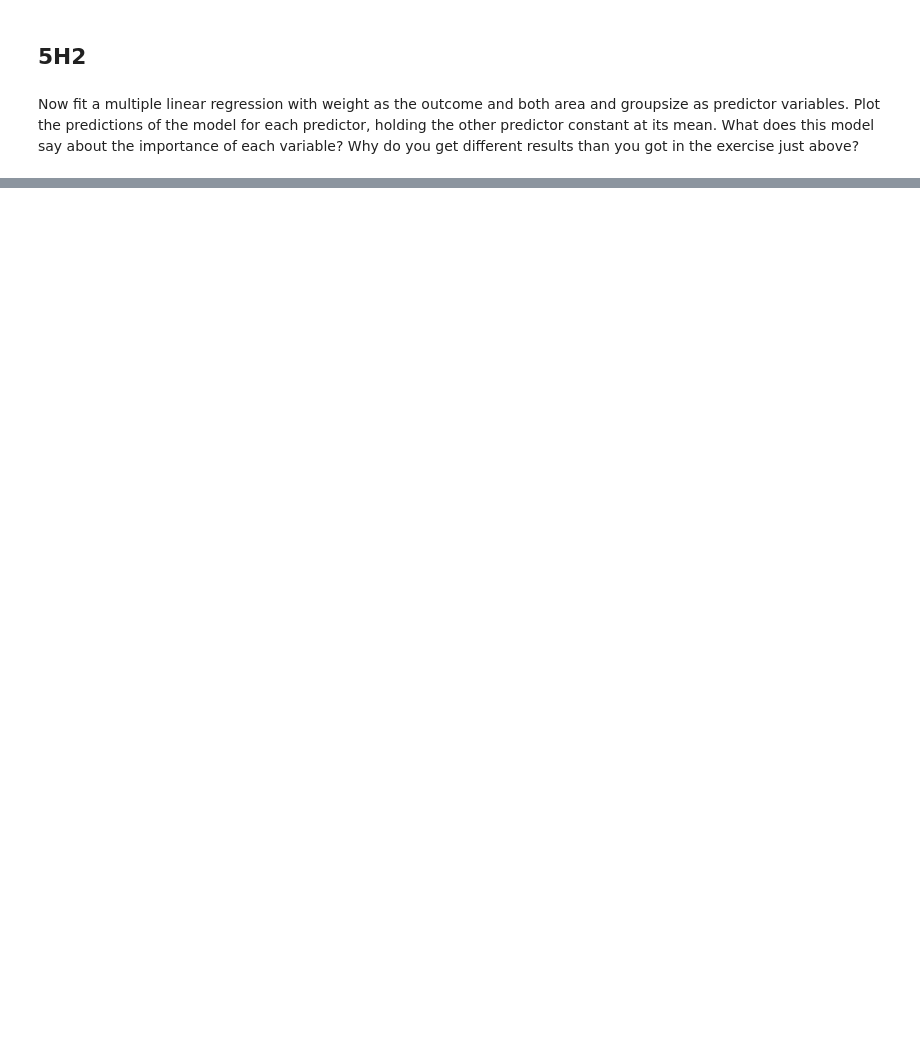
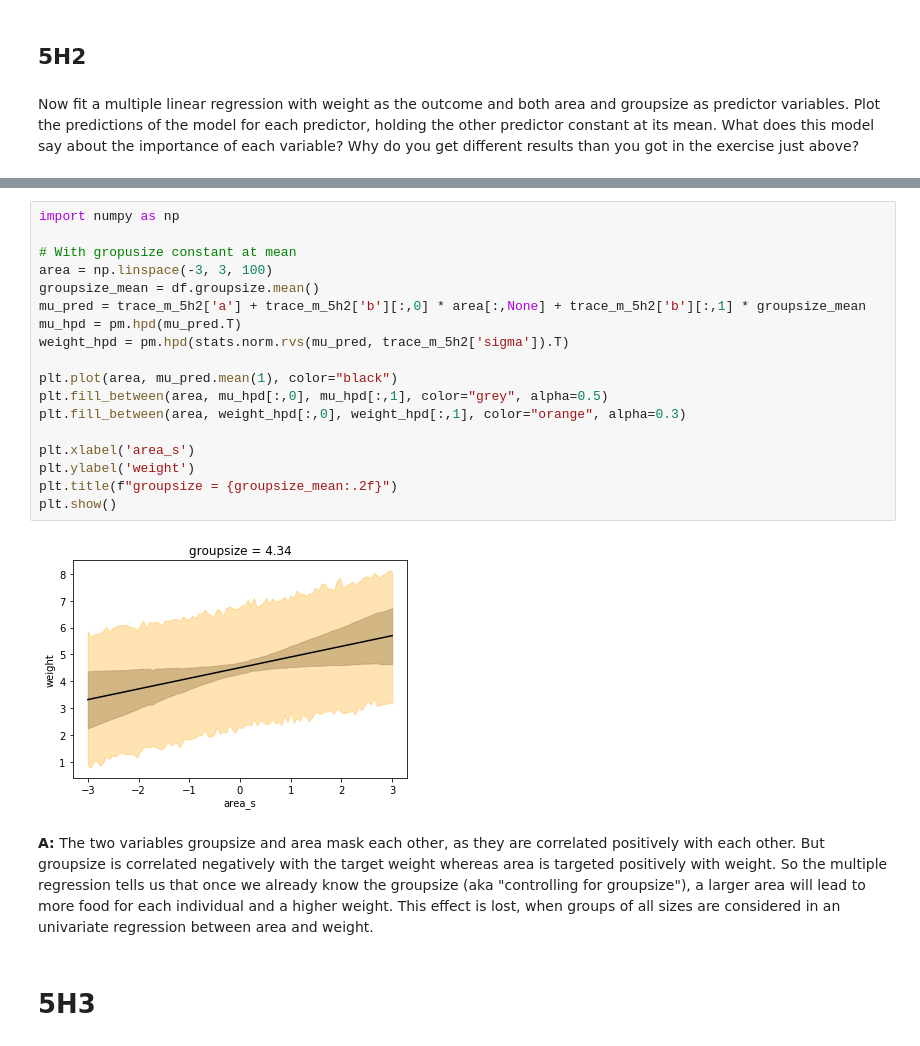
Before and after one commit to Bruschkov/StatisticalRethinking, a Jupyter notebook: chapter05/chapter05_exercises.ipynb, the cells around one changed output, grey strips where cells are left out. Saved outputs shown, nothing was run; the diff lists cells and outputs as text; blank space fills up the shorter version.

```diff
--- a/chapter05/chapter05_exercises.ipynb
+++ b/chapter05/chapter05_exercises.ipynb
@@ -550,0 +618,24 @@ get different results than you got in the exercise just above?
+# %%
+import numpy as np
+
+# With gropusize constant at mean
+area = np.linspace(-3, 3, 100)
+groupsize_mean = df.groupsize.mean()
+mu_pred = trace_m_5h2['a'] + trace_m_5h2['b'][:,0] * area[:,None] + trace_m_5h2['b'][:,1] * groupsize_mean
+mu_hpd = pm.hpd(mu_pred.T)
+weight_hpd = pm.hpd(stats.norm.rvs(mu_pred, trace_m_5h2['sigma']).T)
+
+plt.plot(area, mu_pred.mean(1), color="black")
+plt.fill_between(area, mu_hpd[:,0], mu_hpd[:,1], color="grey", alpha=0.5)
+plt.fill_between(area, weight_hpd[:,0], weight_hpd[:,1], color="orange", alpha=0.3)
+
+plt.xlabel('area_s')
+plt.ylabel('weight')
+plt.title(f"groupsize = {groupsize_mean:.2f}")
+plt.show()
+# %% [output]
+[figure, added]
+# %% [markdown]
+**A:** The two variables groupsize and area mask each other, as they are correlated positively with each other. But groupsize is correlated negatively with the target weight whereas area is targeted positively with weight. So the multiple regression tells us that once we already know the groupsize (aka "controlling for groupsize"), a larger area will lead to more food for each individual and a higher weight. This effect is lost, when groups of all sizes are considered in an univariate regression between area and weight.
+# %% [markdown]
+# 5H3
```
Also changed, not shown: parts of 12 cells of this notebook.
